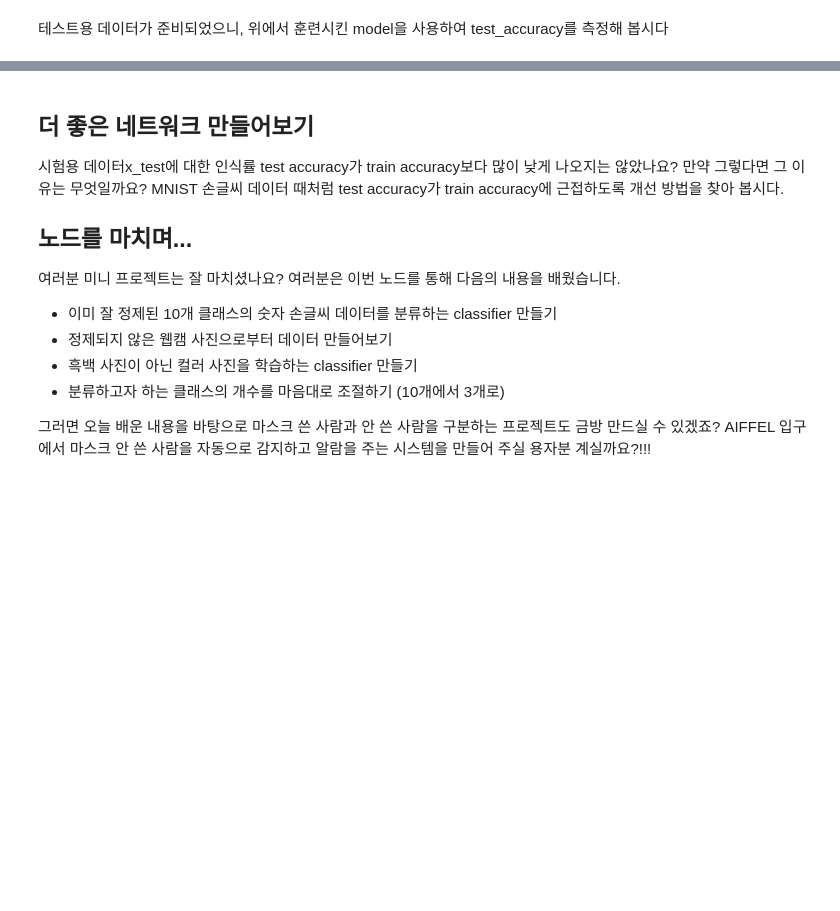
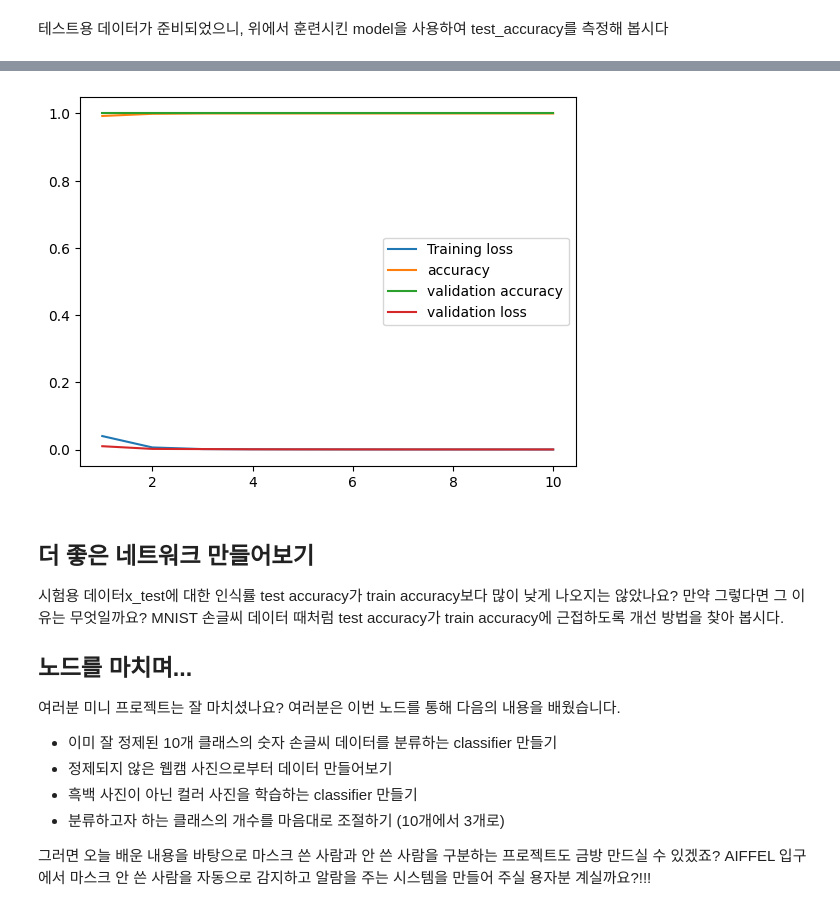
Before and after one commit to feelinppl/Aiffel_RS, a Jupyter notebook: 221227_AIFFEL_EXPL_Project5_DeepLearning.ipynb, the cells around one changed output, grey strips where cells are left out. Saved outputs shown, nothing was run; the diff lists cells and outputs as text; code cells hidden in the pictures; blank space fills up the shorter version.

```diff
--- a/221227_AIFFEL_EXPL_Project5_DeepLearning.ipynb
+++ b/221227_AIFFEL_EXPL_Project5_DeepLearning.ipynb
@@ -206,12 +218,12 @@ _________________________________________________________________
 # %%
 # model을 학습시키는 코드를 직접 작성해 보세요.
 # Hint! model.compile()과 model.fit()을 사용해 봅시다.
-x_train_reshaped=x_train_norm.reshape( -1, 112, 112, 3)  # 데이터갯수에 -1을 쓰면 reshape시 자동계산됩니다.
-
+x_train_reshaped = x_train_norm.reshape( -1, 112, 112, 3)  # 데이터갯수에 -1을 쓰면 reshape시 자동계산됩니다.
+x_val_reshaped = x_val_norm.reshape(-1,112,112,3)
 model.compile(optimizer='adam',
              loss='sparse_categorical_crossentropy',
              metrics=['accuracy'])
 
-model.fit(x_train_reshaped, y_train, epochs=10)
+history = model.fit(x_train_reshaped, y_train, epochs=10, validation_data=(x_val_reshaped, y_val))
 # %% [output]
 Epoch 1/10
@@ -331,3 +414,23 @@ test_accuracy: 0.3333333432674408
+# %%
+# 참고: https://www.pluralsight.com/guides/data-visualization-deep-learning-model-using-matplotlib
+train_loss = history.history['loss']
+accuracy = history.history['accuracy']
+val_loss = history.history['val_loss']
+val_accuracy = history.history['val_accuracy']
+
+epochs = range(1,11)
+
+plt.plot(epochs, train_loss, label='Training loss')
+plt.plot(epochs, accuracy, label='accuracy')
+plt.plot(epochs, val_accuracy, label='validation accuracy')
+plt.plot(epochs, val_loss, label='validation loss')
+# plt.title('Training and Validation loss')
+# plt.xlabel('Epochs')
+# plt.ylabel('Loss')
+plt.legend()
+plt.show()
+# %% [output]
+[figure, added]
 # %% [markdown]
 ## 더 좋은 네트워크 만들어보기
 시험용 데이터x_test에 대한 인식률 test accuracy가 train accuracy보다 많이 낮게 나오지는 않았나요? 만약 그렇다면 그 이유는 무엇일까요? MNIST 손글씨 데이터 때처럼 test accuracy가 train accuracy에 근접하도록 개선 방법을 찾아 봅시다.
```
Also changed, not shown: parts of 20 cells of this notebook.
